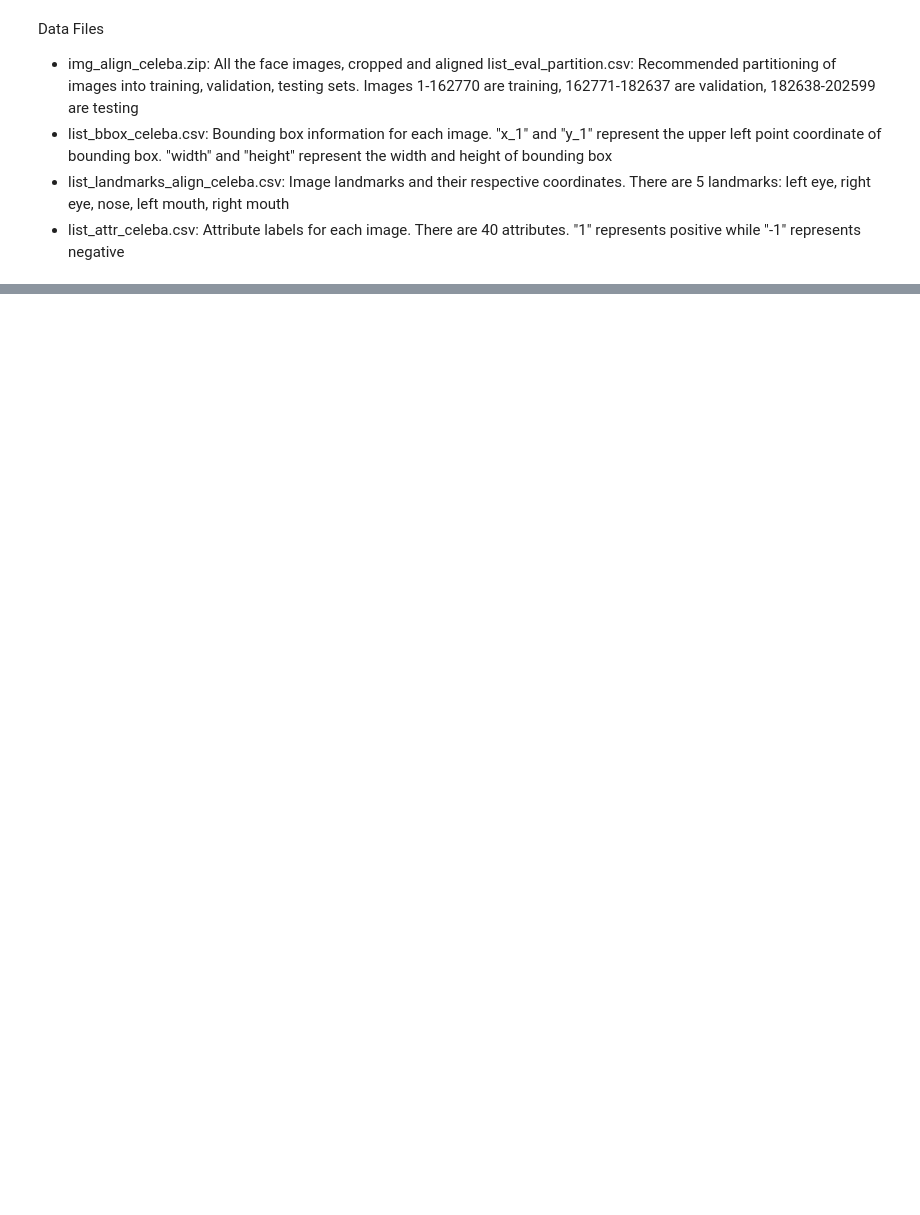
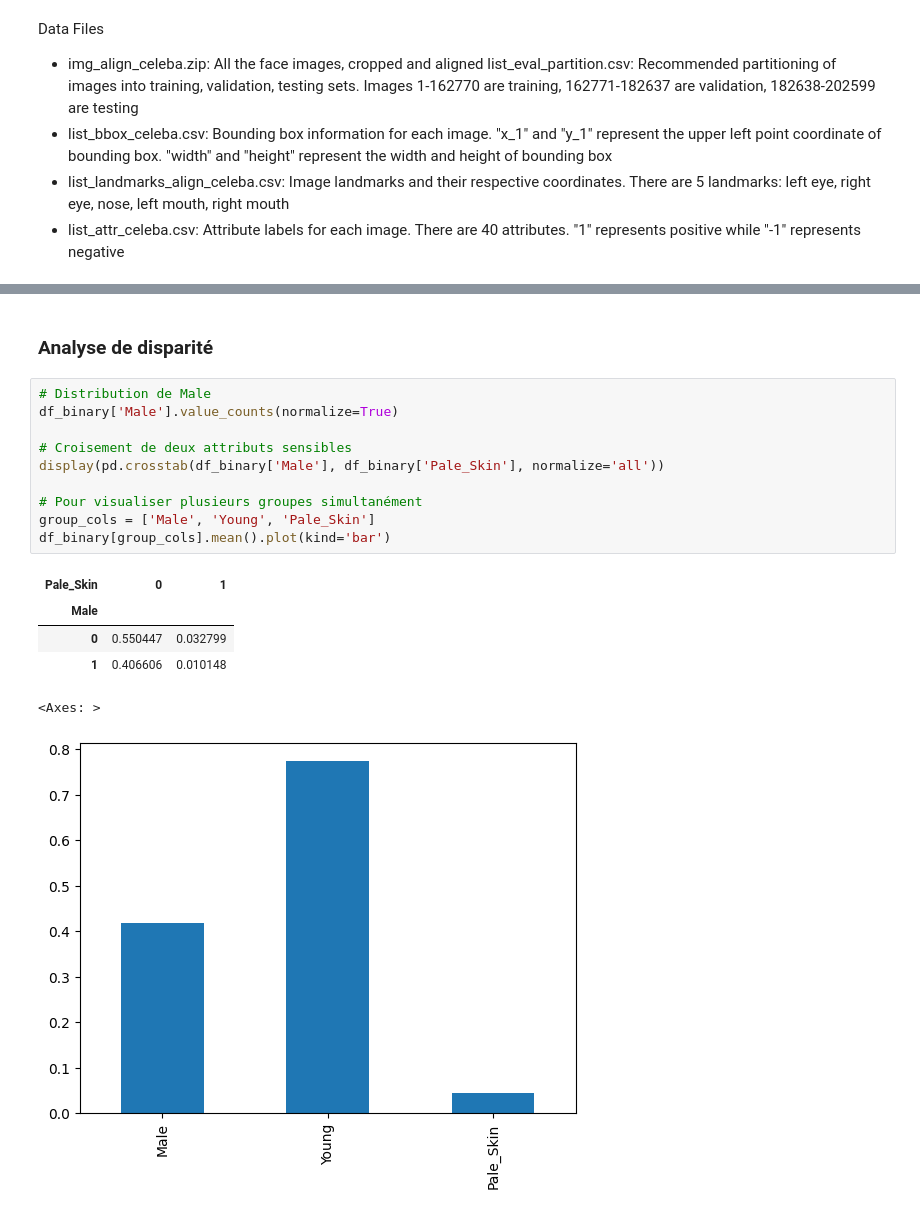
Before and after one commit to SarahL-1720/rexia-responsible-explainable-ai-project, a Jupyter notebook: sarah_image_data.ipynb, the cells around one changed output, grey strips where cells are left out. Drawn from its saved outputs; the diff is of its cells as text; blank space fills up the shorter version.

```diff
--- a/sarah_image_data.ipynb
+++ b/sarah_image_data.ipynb
@@ -40,0 +190,19 @@ def preprocess_img_list(liste):
+# %% [markdown]
+### Analyse de disparité
+# %%
+# Distribution de Male
+df_binary['Male'].value_counts(normalize=True)
+
+# Croisement de deux attributs sensibles
+display(pd.crosstab(df_binary['Male'], df_binary['Pale_Skin'], normalize='all'))
+
+# Pour visualiser plusieurs groupes simultanément
+group_cols = ['Male', 'Young', 'Pale_Skin']
+df_binary[group_cols].mean().plot(kind='bar')
+# %% [output]
+| Pale_Skin | 0 | 1 |
+| Male |  |  |
+| 0 | 0.550447 | 0.032799 |
+| 1 | 0.406606 | 0.010148 |
+<Axes: >
+[figure, added]
```
Also changed, not shown: parts of 27 cells of this notebook.
